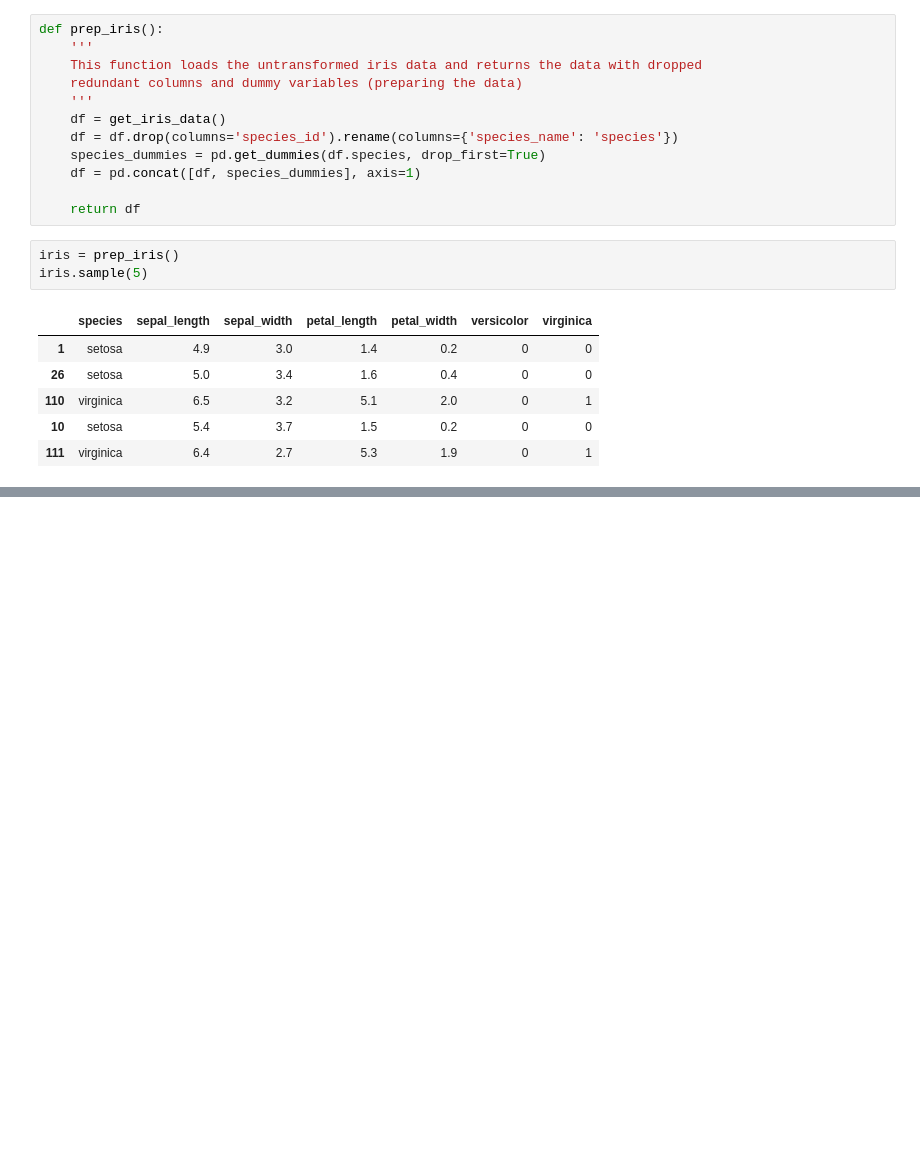
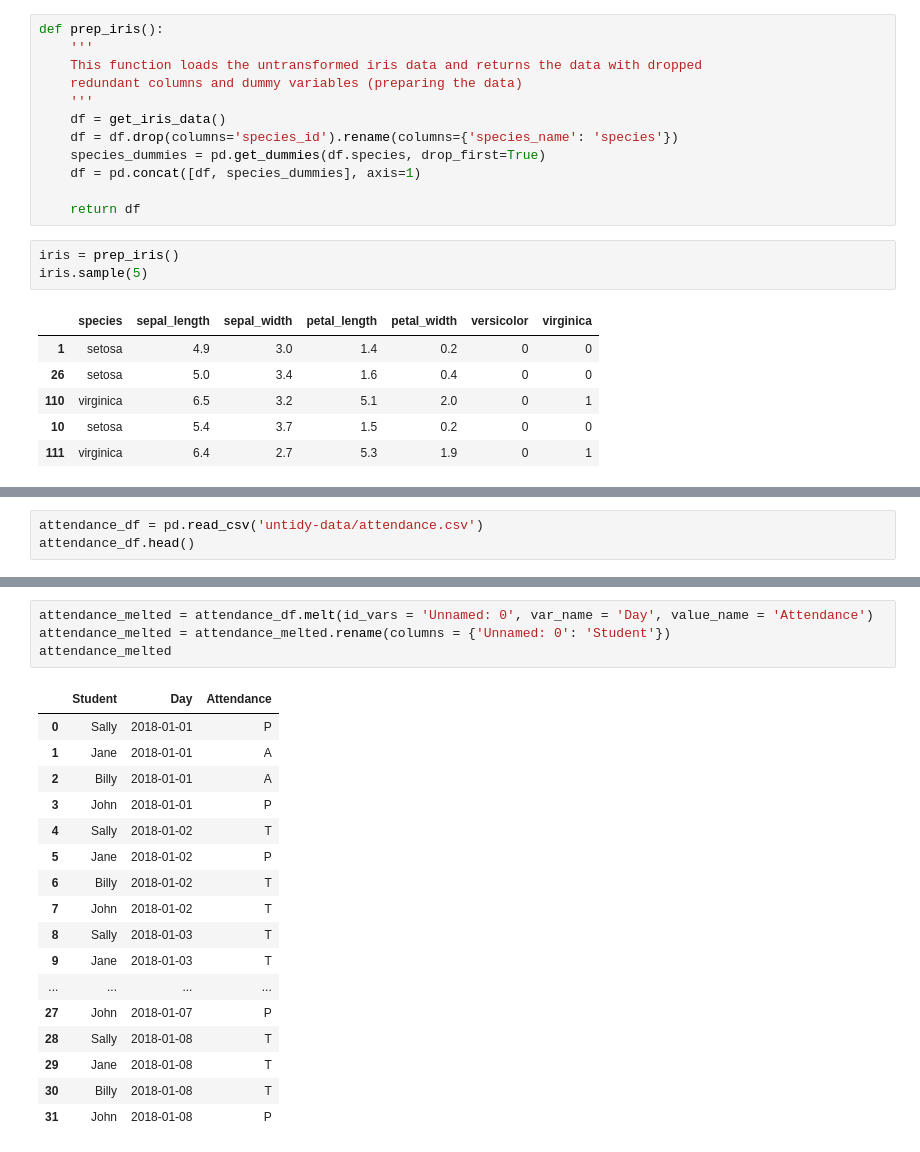
Before and after one commit to ForrestMccrosky/classification-exercises, a Jupyter notebook: classification_exercises.ipynb, the cells around one changed output, grey strips where cells are left out. Drawn from its saved outputs; the diff is of its cells as text; blank space fills up the shorter version.

```diff
--- a/classification_exercises.ipynb
+++ b/classification_exercises.ipynb
@@ -337,0 +346,3 @@ iris.sample(5)
+# %%
+attendance_df = pd.read_csv('untidy-data/attendance.csv')
+attendance_df.head()
@@ -337,0 +355,22 @@ iris.sample(5)
+# %%
+attendance_melted = attendance_df.melt(id_vars = 'Unnamed: 0', var_name = 'Day', value_name = 'Attendance')
+attendance_melted = attendance_melted.rename(columns = {'Unnamed: 0': 'Student'})
+attendance_melted
+# %% [output]
+|  | Student | Day | Attendance |
+| 0 | Sally | 2018-01-01 | P |
+| 1 | Jane | 2018-01-01 | A |
+| 2 | Billy | 2018-01-01 | A |
+| 3 | John | 2018-01-01 | P |
+| 4 | Sally | 2018-01-02 | T |
+| 5 | Jane | 2018-01-02 | P |
+| 6 | Billy | 2018-01-02 | T |
+| 7 | John | 2018-01-02 | T |
+| 8 | Sally | 2018-01-03 | T |
+| 9 | Jane | 2018-01-03 | T |
+| ... | ... | ... | ... |
+| 27 | John | 2018-01-07 | P |
+| 28 | Sally | 2018-01-08 | T |
+| 29 | Jane | 2018-01-08 | T |
+| 30 | Billy | 2018-01-08 | T |
+| 31 | John | 2018-01-08 | P |
```
Also changed, not shown: parts of 28 cells of this notebook.
